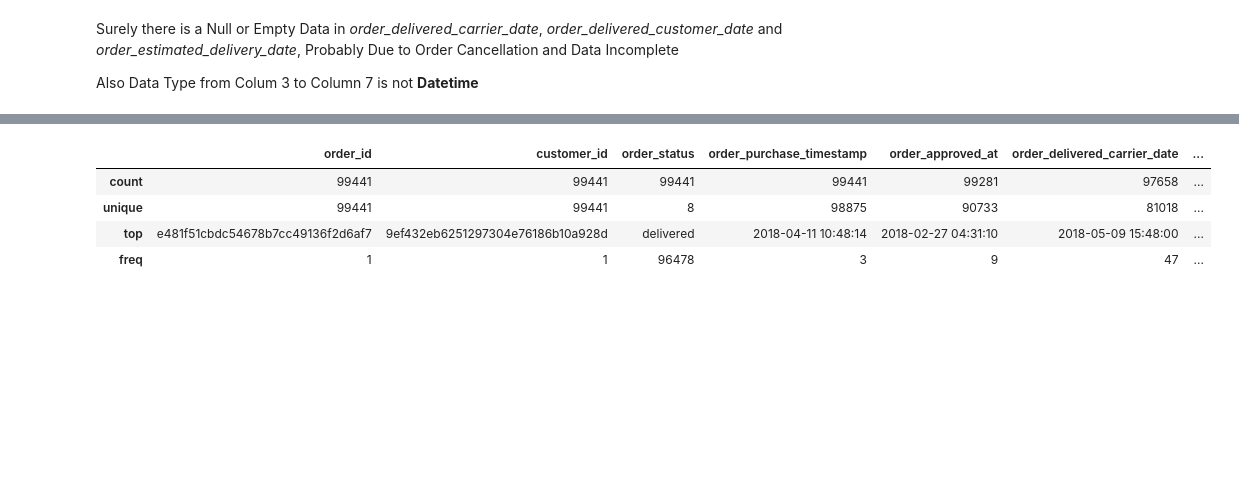
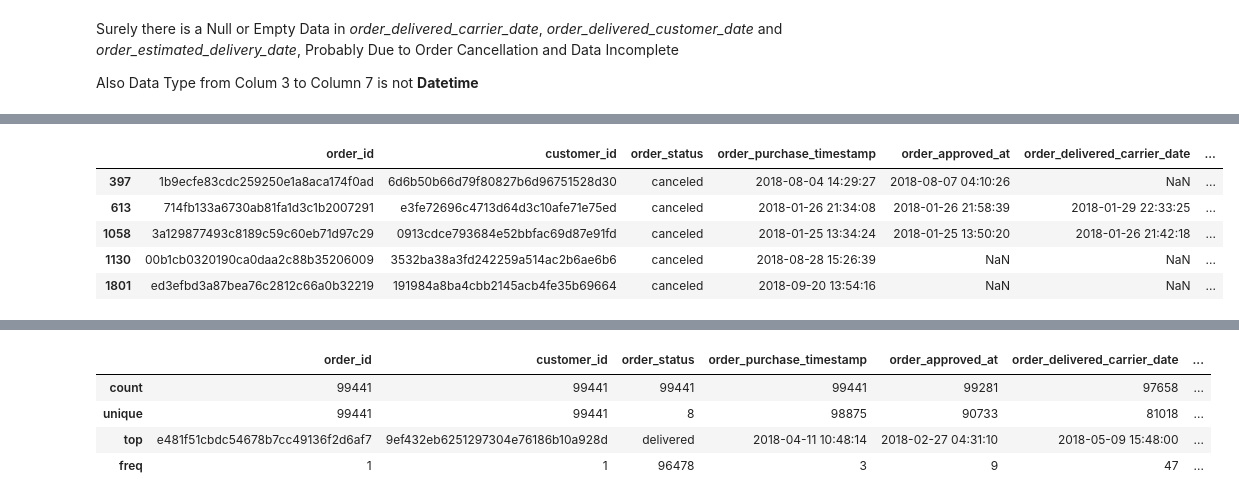
Before and after one commit to Bayhaqieee/Brazil_Ecommerce_Analyze, a Jupyter notebook: notebook.ipynb, the cells around one changed output, grey strips where cells are left out. Saved outputs shown, nothing was run; the diff lists cells and outputs as text; code cells hidden in the pictures; blank space fills up the shorter version.

```diff
--- a/notebook.ipynb
+++ b/notebook.ipynb
@@ -493,0 +529,9 @@ Also Data Type from Colum 3 to Column 7 is not **Datetime**
+# %%
+orders_df[orders_df['order_status'] == 'canceled'].head(5)
+# %% [output]
+|  | order_id | customer_id | order_status | order_purchase_timestamp | order_approved_at | order_delivered_carrier_date | ... |
+| 397 | 1b9ecfe83cdc259250e1a8aca174f0ad | 6d6b50b66d79f80827b6d96751528d30 | canceled | 2018-08-04 14:29:27 | 2018-08-07 04:10:26 | NaN | ... |
+| 613 | 714fb133a6730ab81fa1d3c1b2007291 | e3fe72696c4713d64d3c10afe71e75ed | canceled | 2018-01-26 21:34:08 | 2018-01-26 21:58:39 | 2018-01-29 22:33:25 | ... |
+| 1058 | 3a129877493c8189c59c60eb71d97c29 | 0913cdce793684e52bbfac69d87e91fd | canceled | 2018-01-25 13:34:24 | 2018-01-25 13:50:20 | 2018-01-26 21:42:18 | ... |
+| 1130 | 00b1cb0320190ca0daa2c88b35206009 | 3532ba38a3fd242259a514ac2b6ae6b6 | canceled | 2018-08-28 15:26:39 | NaN | NaN | ... |
+| 1801 | ed3efbd3a87bea76c2812c66a0b32219 | 191984a8ba4cbb2145acb4fe35b69664 | canceled | 2018-09-20 13:54:16 | NaN | NaN | ... |
```
Also changed, not shown: parts of 18 cells of this notebook.
